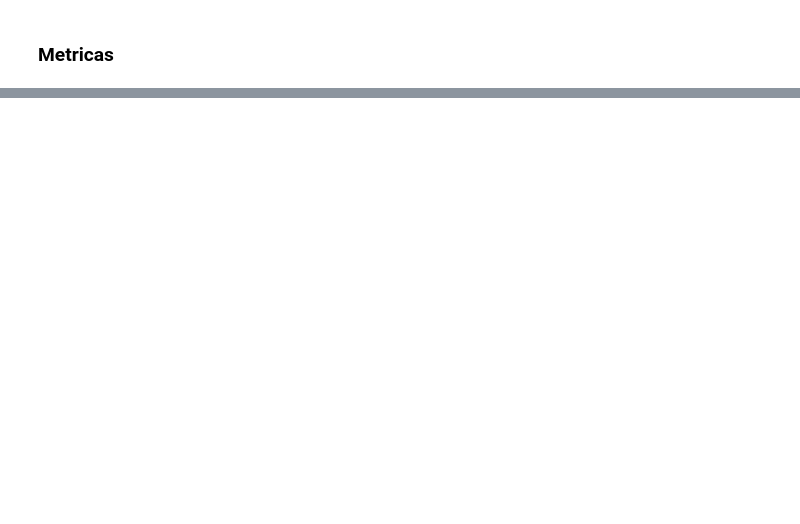
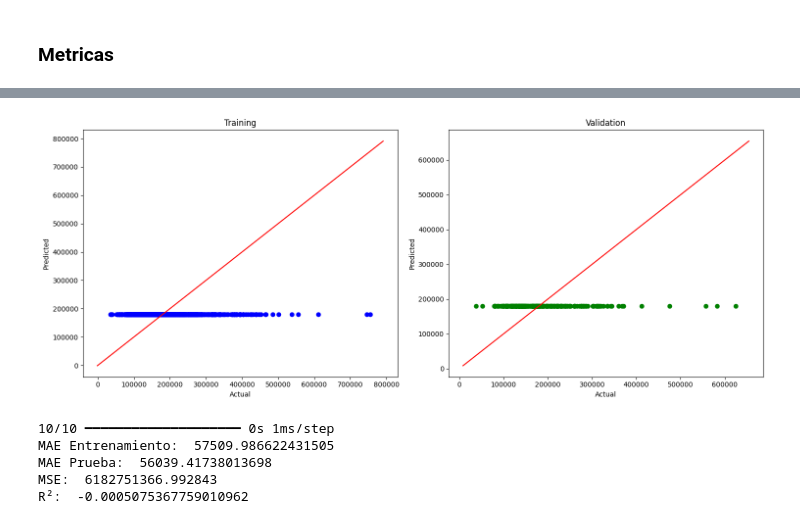
Before and after one commit to Javilejoo/Redes-Neuronales-MD, a Jupyter notebook: red-neuronal.ipynb, the cells around one changed output, grey strips where cells are left out. Drawn from its saved outputs; the diff is of its cells as text; code cells hidden in the pictures; blank space fills up the shorter version.

Commit message:
Segundo modelo

```diff
--- a/red-neuronal.ipynb
+++ b/red-neuronal.ipynb
@@ -655,0 +634,10 @@ R²:  -5.317899998136255e-07
+# %%
+model = Sequential()
+model.add(Dense(512, input_shape=(X_train_scaled.shape[1],), activation='relu'))
+model.add(Dropout(0.2))
+model.add(Dense(256, activation='relu'))
+model.add(Dropout(0.2))
+model.add(Dense(128, activation='relu'))
+model.add(Dropout(0.2))
+model.add(Dense(1, activation='linear'))
+model.summary()
@@ -655,0 +666,11 @@ R²:  -5.317899998136255e-07
+# %%
+model.compile(optimizer='adam', loss='mse', metrics=['mae'])
+# %%
+es = EarlyStopping(monitor='val_loss', mode='min', patience=20, restore_best_weights=True)
+# %%
+history = model.fit(X_train_scaled, y_train_encoded,
+                    validation_data=(X_test_scaled, y_test_encoded),
+                    callbacks=[es],
+                    epochs=1000,
+                    batch_size=32,
+                    verbose=1)
@@ -655,0 +706,25 @@ R²:  -5.317899998136255e-07
+# %%
+# Gráfico de dispersión para entrenamiento y validación
+fig, axes = plt.subplots(1, 2, figsize=(15, 6))
+train_preds = model.predict(X_train_scaled)
+test_preds = model.predict(X_test_scaled)
+
+# Entrenamiento
+axes[0].scatter(y_train, train_preds, color='blue')
+axes[0].set_xlabel("Actual")
+axes[0].set_ylabel("Predicted")
+axes[0].set_title("Training")
+x = np.linspace(*axes[0].get_xlim())
+axes[0].plot(x, x, color='red')
+
+# Validación
+axes[1].scatter(y_test, test_preds, color='green')
+axes[1].set_xlabel("Actual")
+axes[1].set_ylabel("Predicted")
+axes[1].set_title("Validation")
+x = np.linspace(*axes[1].get_xlim())
+axes[1].plot(x, x, color='red')
+
+fig.tight_layout()
+plt.show()
+# %% [output]
@@ -655,0 +733,14 @@ R²:  -5.317899998136255e-07
+[figure, added]
+# %%
+# Predicciones y métricas
+pred = model.predict(X_test_scaled)
+print("MAE Entrenamiento: ", mean_absolute_error(y_train, train_preds))
+print("MAE Prueba: ", mean_absolute_error(y_test, test_preds))
+print("MSE: ", mean_squared_error(y_test, test_preds))
+print("R²: ", r2_score(y_test, test_preds))
+# %% [output]
+10/10 ━━━━━━━━━━━━━━━━━━━━ 0s 1ms/step
+MAE Entrenamiento:  57509.986622431505
+MAE Prueba:  56039.41738013698
+MSE:  6182751366.992843
+R²:  -0.0005075367759010962
```
Also changed, not shown: parts of 17 cells of this notebook.
